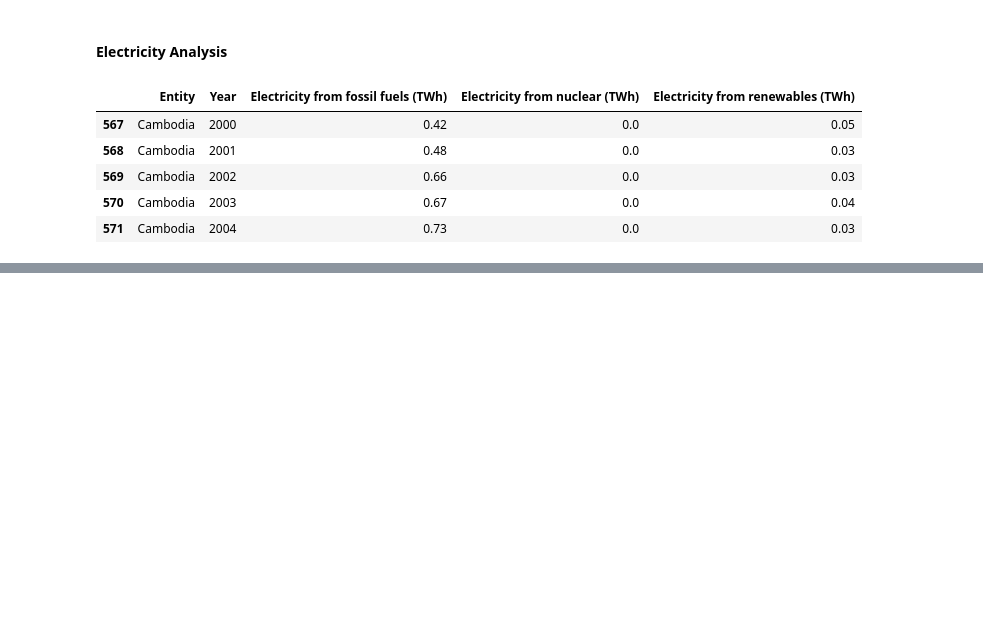
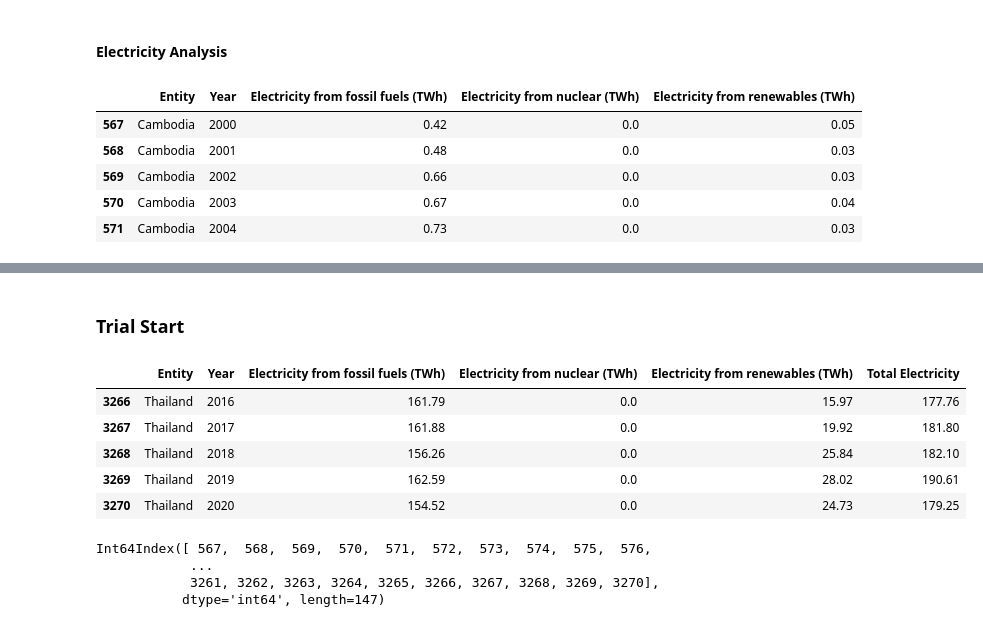
Before and after one commit to lurza/Sustainable_Energy_2020_2022, a Jupyter notebook: Sustainable_Energy1.ipynb, the cells around one changed output, grey strips where cells are left out. Drawn from its saved outputs; the diff is of its cells as text; code cells hidden in the pictures; blank space fills up the shorter version.

```diff
--- a/Sustainable_Energy1.ipynb
+++ b/Sustainable_Energy1.ipynb
@@ -287,0 +312,21 @@ electricity_sea_country
+# %% [markdown]
+### Trial Start
+# %%
+electricity_sea_country = electricity_sea
+#electricity_sea_country = electricity_sea_country.set_index('Year')
+electricity_sea_country['Total Electricity'] = electricity_sea_country[['Electricity from fossil fuels (TWh)','Electricity from nuclear (TWh)','Electricity from renewables (TWh)']].sum(axis=1)
+electricity_sea_country.tail()
+# %% [output]
+|  | Entity | Year | Electricity from fossil fuels (TWh) | Electricity from nuclear (TWh) | Electricity from renewables (TWh) | Total Electricity |
+| 3266 | Thailand | 2016 | 161.79 | 0.0 | 15.97 | 177.76 |
+| 3267 | Thailand | 2017 | 161.88 | 0.0 | 19.92 | 181.80 |
+| 3268 | Thailand | 2018 | 156.26 | 0.0 | 25.84 | 182.10 |
+| 3269 | Thailand | 2019 | 162.59 | 0.0 | 28.02 | 190.61 |
+| 3270 | Thailand | 2020 | 154.52 | 0.0 | 24.73 | 179.25 |
+# %%
+electricity_sea_country.index
+# %% [output]
+Int64Index([ 567,  568,  569,  570,  571,  572,  573,  574,  575,  576,
+            ...
+            3261, 3262, 3263, 3264, 3265, 3266, 3267, 3268, 3269, 3270],
+           dtype='int64', length=147)
```
Also changed, not shown: parts of 14 cells of this notebook.
